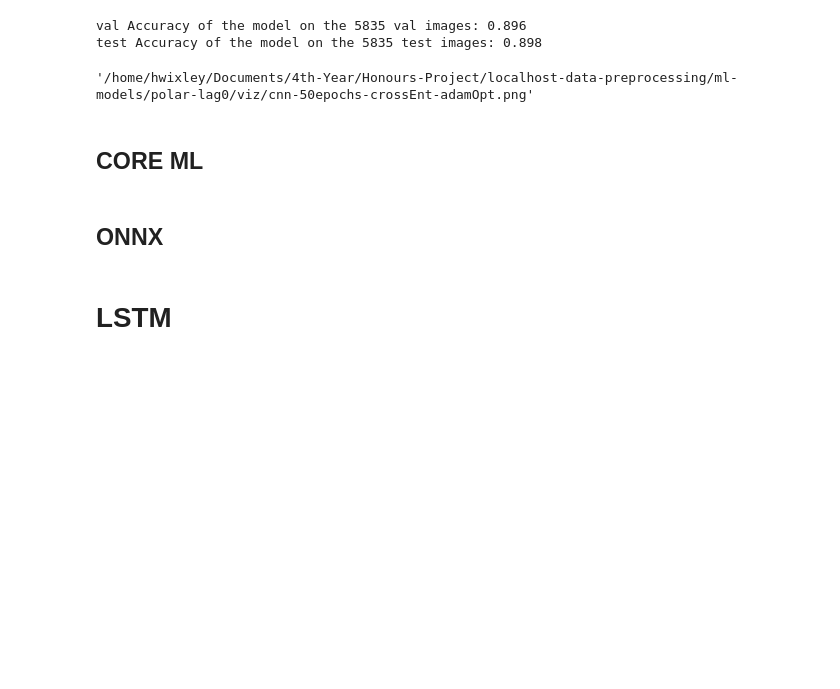
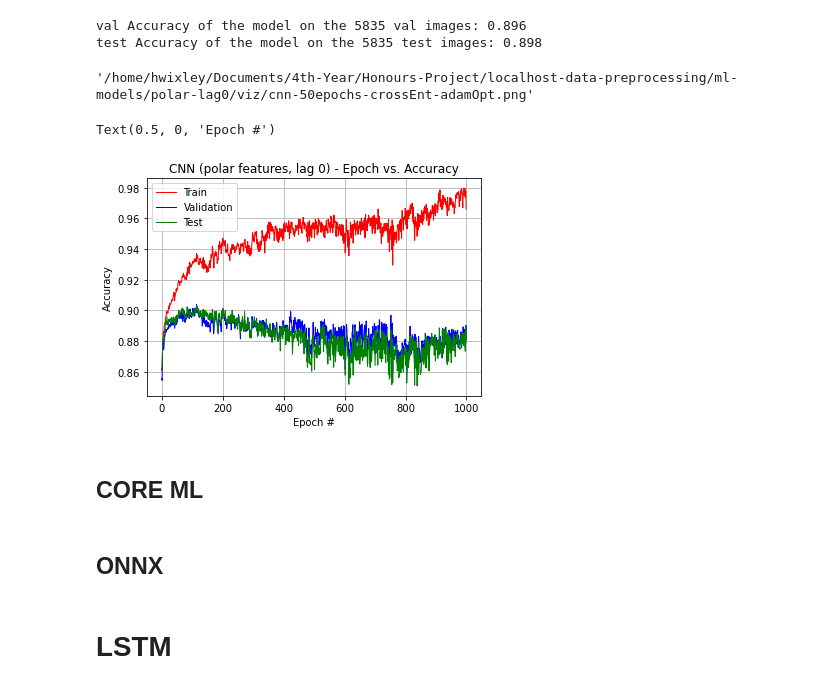
Before and after one commit to hwixley/Fall-Detection-Deep-Learning, a Jupyter notebook: deep-cnn.ipynb, the cells around one changed output. Drawn from its saved outputs; the diff is of its cells as text; code cells hidden in the pictures; blank space fills up the shorter version.

```diff
--- a/deep-cnn.ipynb
+++ b/deep-cnn.ipynb
@@ -156,19 +152,20 @@ class CNN(nn.Module):
             ),
             nn.ReLU(),
             nn.MaxPool2d(kernel_size=2),
-        )
+        ).to(device)
         self.conv2 = nn.Sequential(
             nn.Conv2d(16, 32, 5, 1, 2),
             nn.ReLU(),
             nn.MaxPool2d(2),
-        )
+        ).to(device)
         self.conv3 = nn.Sequential(
             nn.Conv2d(32, 64, 5, 1, 2),
             nn.ReLU()
-        )
+        ).to(device)
         # fully connected layer, output 10 classes
-        self.out = nn.Linear(64 * 7 * 7, 2)
+        self.out = nn.Linear(64 * 7 * 7, 2).to(device)
     def forward(self, x):
+        x = x.to(device)
         x = self.conv1(x)
         x = self.conv2(x)
         x = self.conv3(x)
@@ -230,6 +227,8 @@ def train(num_epochs, cnn, loaders):
     for epoch in range(num_epochs):
         for i, (images, labels) in enumerate(loaders['train']):
 
+            images = images.to(device)
+            labels = labels.to(device)
             # gives batch data, normalize x when iterate train_loader
             b_x = Variable(images)   # batch x
             b_y = Variable(labels)   # batch y
@@ -246,8 +245,8 @@ def train(num_epochs, cnn, loaders):
 
             if (i+1) % 100 == 0:
                 print ('Epoch [{}/{}], Step [{}/{}], Loss: {:.4f}'.format(epoch + 1, num_epochs, i + 1, total_step, loss.item()))
-                cnn_epochs[epoch] = {"loss": loss.item(), "train": eval_cnn(train_iterator),
-                             "val": eval_cnn(val_iterator), "test": eval_cnn(test_iterator)}
+                cnn_epochs[epoch] = {"loss": loss.item(), "train": eval_cnn("train"),
+                             "val": eval_cnn("val"), "test": eval_cnn("test")}
                 cnn.train()
                 pass
         pass
@@ -274,6 +288,32 @@ a, b = cnn(dum_input)
 make_dot(a, params=dict(cnn.named_parameters())).render(f"{model_save_dir}viz/cnn-{num_epochs}epochs-crossEnt-adamOpt",format="png")
 # %% [output]
 '/home/hwixley/Documents/4th-Year/Honours-Project/localhost-data-preprocessing/ml-models/polar-lag0/viz/cnn-50epochs-crossEnt-adamOpt.png'
+# %%
+train = []
+val = []
+test = []
+loss = []
+
+for i in range(num_epochs):
+    ep = cnn_epochs[i]
+    train.append(ep["train"][2])
+    val.append(ep["val"][2])
+    test.append(ep["test"][2])
+    loss.append(ep["loss"])
+# %%
+epochs = np.arange(0,num_epochs,1)
+
+plt.plot(epochs, train, c="r", lw=1, label="Train")
+plt.plot(epochs, val, c="b", lw=1, label="Validation")
+plt.plot(epochs, test, c="g", lw=1, label="Test")
+plt.grid(True)
+plt.legend(loc="upper left")
+plt.title("CNN (polar features, lag 0) - Epoch vs. Accuracy")
+plt.ylabel("Accuracy")
+plt.xlabel("Epoch #")
+# %% [output]
+Text(0.5, 0, 'Epoch #')
+[figure, added]
 # %% [markdown]
 ## CORE ML
 # %% [markdown]
```
Also changed, not shown: parts of 2 cells of this notebook, 1 other file.
